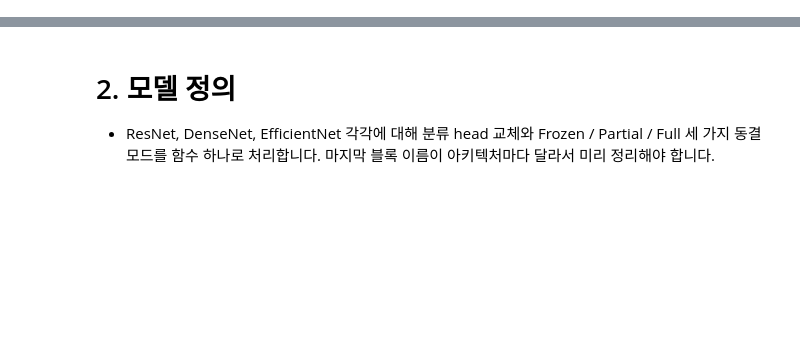
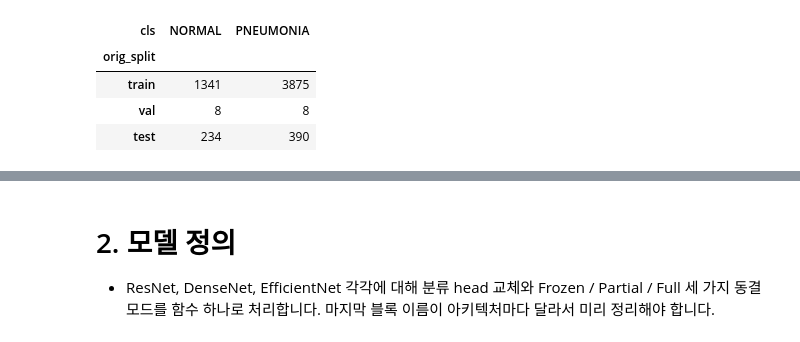
Before and after one commit to raewoo0908/codeit_finetuning_for_x_ray, a Jupyter notebook: experiment.ipynb, the cells around one changed output, grey strips where cells are left out. Drawn from its saved outputs; the diff is of its cells as text; code cells hidden in the pictures; blank space fills up the shorter version.

```diff
--- a/experiment.ipynb
+++ b/experiment.ipynb
@@ -24,3 +304,41 @@
 - **여유가 되면 실험할 것**
     - U-Net Image segmentation 모델을 이용해 폐 부분을 먼저 crop한 후에 이미지 전처리 파이프라인을 통과시키는 실험을 따로 진행한다.
         - Image segmentation을 활용한 데이터 전처리의 효과를 점검한다.
+# %%
+# ---------- 메타 수집: 경로 / 라벨 / 환자 그룹 / (test) 픽셀 해시 ----------
+PERSON_RE = re.compile(r"person(\d+)_(bacteria|virus)_(\d+)")
+NORMAL_RE = re.compile(r"^(.*IM-\d+)-")   # NORMAL은 person id 대신 'IM-0523' 같은 접두가 환자 번호 역할을 한다
+
+
+def group_key(cls: str, filename: str) -> str:
+    m = PERSON_RE.match(filename) if cls == "PNEUMONIA" else NORMAL_RE.match(filename)
+    return f"{cls}/{m.group(1)}" if m else f"{cls}/{filename}"   # 매칭 실패 시 단독 그룹
+
+
+def pixel_md5(path) -> str:
+    with Image.open(path) as im:
+        return hashlib.md5(np.asarray(im.convert("L")).tobytes()).hexdigest()
+
+
+def build_meta() -> pd.DataFrame:
+    rows = []
+    for split in SPLITS:
+        for label, cls in enumerate(CLASSES):
+            for p in sorted((DATA_DIR / split / cls).glob("*.jpeg")):
+                rows.append({"rel_path": f"{split}/{cls}/{p.name}", "orig_split": split, "cls": cls,
+                             "label": label, "group": group_key(cls, p.name)})
+    meta = pd.DataFrame(rows)
+    # 픽셀 해시는 test 중복 제거에만 필요하다 (EDA 5-1과 같은 convert("L") 기준)
+    is_test = meta["orig_split"] == "test"
+    meta.loc[is_test, "pixel_md5"] = [pixel_md5(DATA_DIR / r) for r in meta.loc[is_test, "rel_path"]]
+    return meta
+
+
+meta = build_meta()
+display(pd.crosstab(meta["orig_split"], meta["cls"]).reindex(SPLITS))
+# %% [output]
+| cls | NORMAL | PNEUMONIA |
+| orig_split |  |  |
+| train | 1341 | 3875 |
+| val | 8 | 8 |
+| test | 234 | 390 |
```
Also changed, not shown: parts of 16 cells of this notebook, 1 other file.
